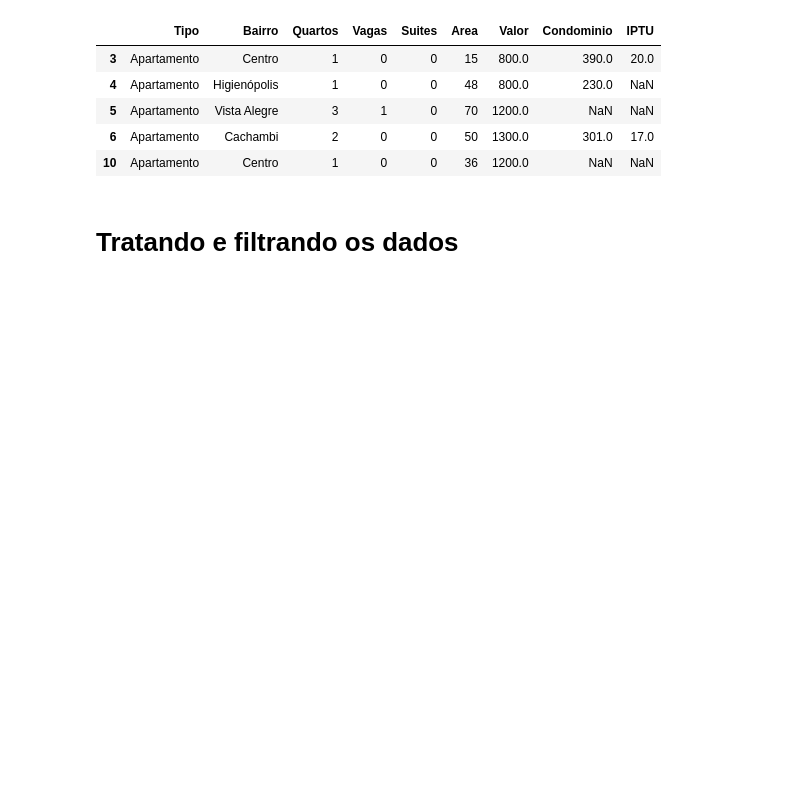
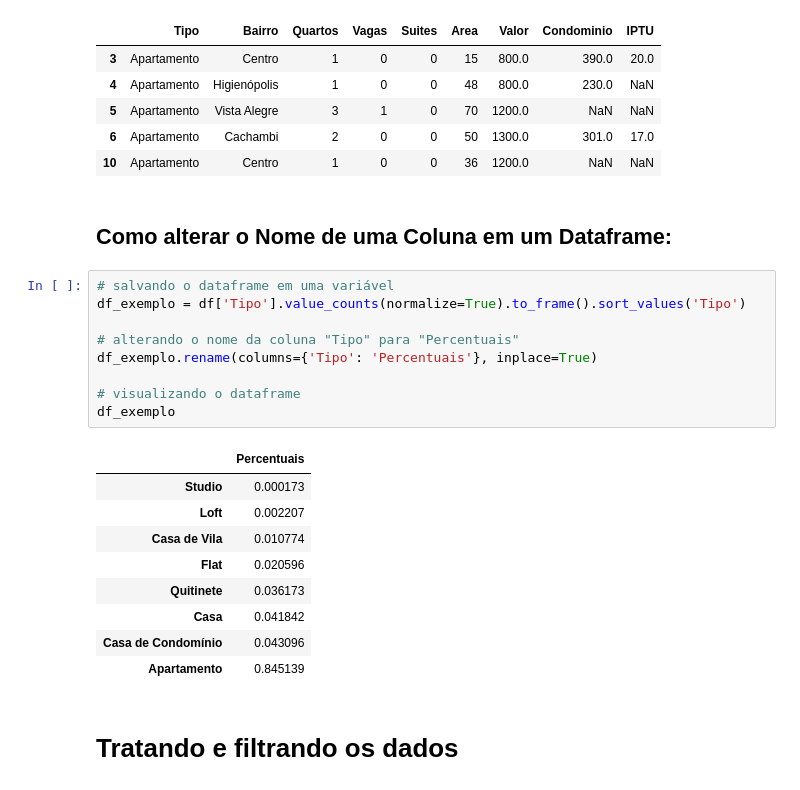
Before and after one commit to ClaytonPavani/python_data_science, a Jupyter notebook: projeto_pandas.ipynb, the cells around one changed output. Saved outputs shown, nothing was run; the diff lists cells and outputs as text; blank space fills up the shorter version.

```diff
--- a/projeto_pandas.ipynb
+++ b/projeto_pandas.ipynb
@@ -393,6 +480,27 @@ df.head()
 | 5 | Apartamento | Vista Alegre | 3 | 1 | 0 | 70 | 1200.0 | NaN | NaN |
 | 6 | Apartamento | Cachambi | 2 | 0 | 0 | 50 | 1300.0 | 301.0 | 17.0 |
 | 10 | Apartamento | Centro | 1 | 0 | 0 | 36 | 1200.0 | NaN | NaN |
+# %% [markdown]
+## Como alterar o Nome de uma Coluna em um Dataframe:
+# %%
+# salvando o dataframe em uma variável
+df_exemplo = df['Tipo'].value_counts(normalize=True).to_frame().sort_values('Tipo')
+
+# alterando o nome da coluna "Tipo" para "Percentuais"
+df_exemplo.rename(columns={'Tipo': 'Percentuais'}, inplace=True)
+
+# visualizando o dataframe
+df_exemplo
+# %% [output]
+|  | Percentuais |
+| Studio | 0.000173 |
+| Loft | 0.002207 |
+| Casa de Vila | 0.010774 |
+| Flat | 0.020596 |
+| Quitinete | 0.036173 |
+| Casa | 0.041842 |
+| Casa de Condomínio | 0.043096 |
+| Apartamento | 0.845139 |
 # %% [markdown]
 # Tratando e filtrando os dados
 # %% [markdown]
```
Also changed, not shown: parts of 8 cells of this notebook.
